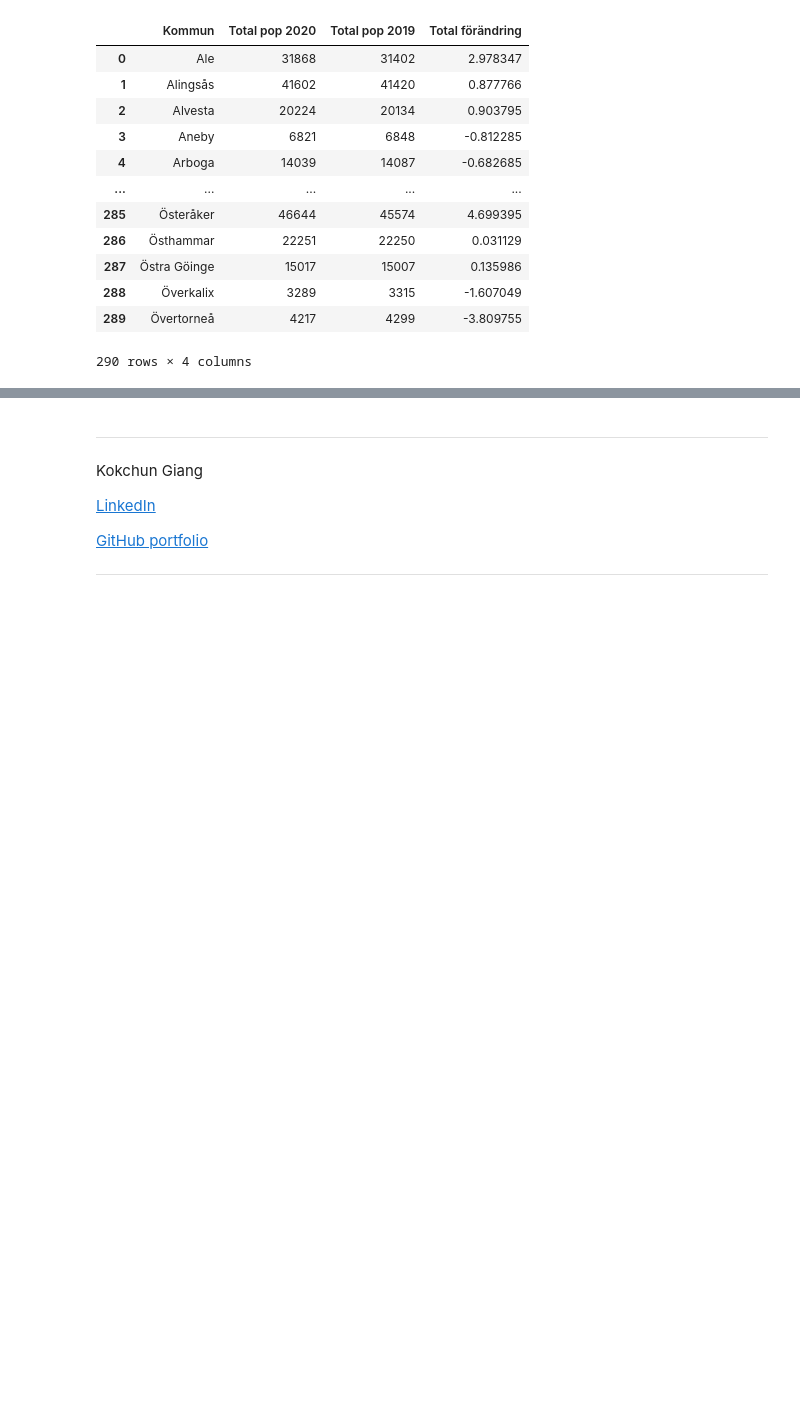
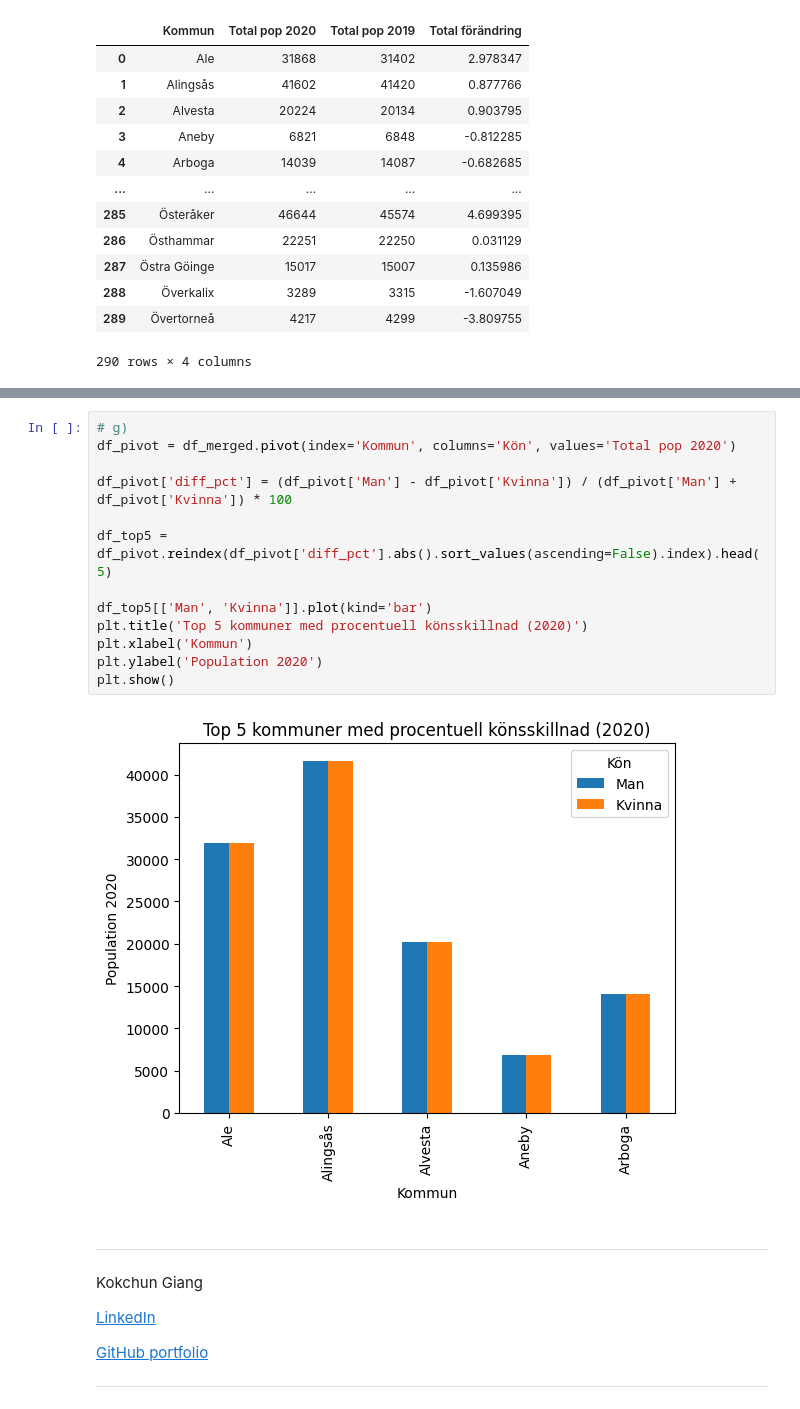
Before and after one commit to LucasZFriborg/Databehandling-Lucas-ZachauFriborg, a Jupyter notebook: Exercises/E00_pandas_basic_syntax.ipynb, the cells around one changed output, grey strips where cells are left out. Drawn from its saved outputs; the diff is of its cells as text; blank space fills up the shorter version.

```diff
--- a/Exercises/E00_pandas_basic_syntax.ipynb
+++ b/Exercises/E00_pandas_basic_syntax.ipynb
@@ -597,3 +651,18 @@ df
+# %%
+# g)
+df_pivot = df_merged.pivot(index='Kommun', columns='Kön', values='Total pop 2020')
+
+df_pivot['diff_pct'] = (df_pivot['Man'] - df_pivot['Kvinna']) / (df_pivot['Man'] + df_pivot['Kvinna']) * 100
+
+df_top5 = df_pivot.reindex(df_pivot['diff_pct'].abs().sort_values(ascending=False).index).head(5)
+
+df_top5[['Man', 'Kvinna']].plot(kind='bar')
+plt.title('Top 5 kommuner med procentuell könsskillnad (2020)')
+plt.xlabel('Kommun')
+plt.ylabel('Population 2020')
+plt.show()
+# %% [output]
+[figure, added]
 # %% [markdown]
 ---
 
```
Also changed, not shown: parts of 4 cells of this notebook.
